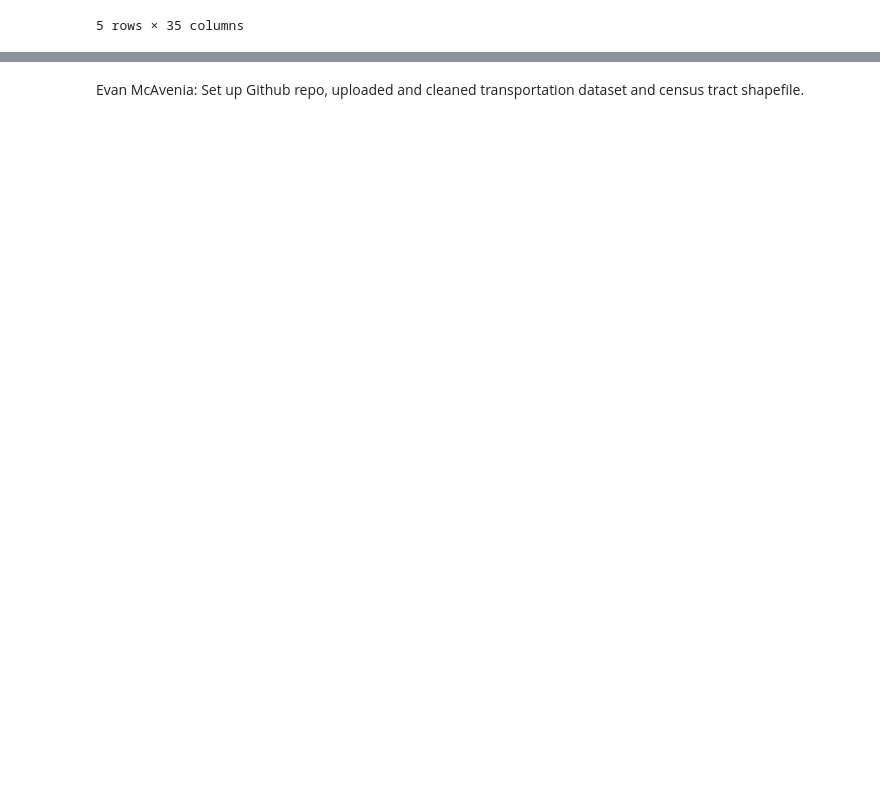
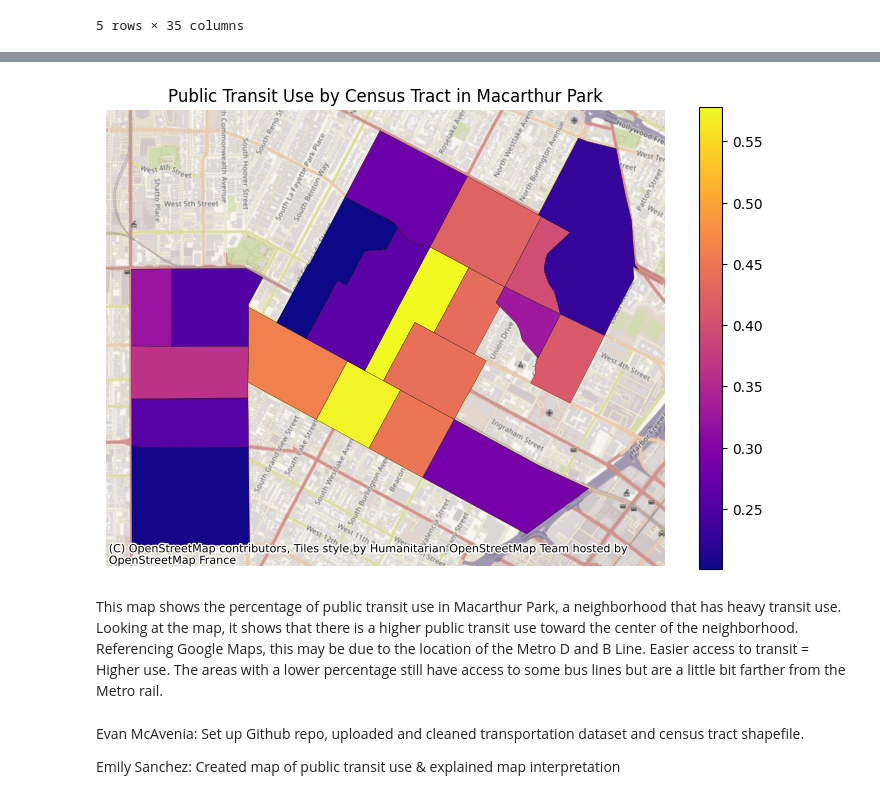
Before and after one commit to evaneliz/534groupprojfiles, a Jupyter notebook: ESeditgroup_project_4.ipynb, the cells around one changed output, grey strips where cells are left out. Drawn from its saved outputs; the diff is of its cells as text; code cells hidden in the pictures; blank space fills up the shorter version.

```diff
--- a/ESeditgroup_project_4.ipynb
+++ b/ESeditgroup_project_4.ipynb
@@ -222,2 +225,19 @@ plt.show()
+# %%
+import contextily as ctx
+
+ax = merged_gdf.plot(
+    column="pct_pubtransit", cmap="plasma", edgecolor="k", lw=0.2, figsize=(9, 6), legend=True
+)
+ax.set_title('Public Transit Use by Census Tract in Macarthur Park')
+ax.axis("off") #removing axis
+
+# Adding basemap to give context to map
+ctx.add_basemap(ax, crs=merged_gdf.crs.to_string())
+# %% [output]
+[figure, added]
+# %% [markdown]
+This map shows the percentage of public transit use in Macarthur Park, a neighborhood that has heavy transit use. Looking at the map, it shows that there is a higher public transit use toward the center of the neighborhood. Referencing Google Maps, this may be due to the location of the Metro D and B Line. Easier access to transit = Higher use. The areas with a lower percentage still have access to some bus lines but are a little bit farther from the Metro rail.
 # %% [markdown]
 Evan McAvenia: Set up Github repo, uploaded and cleaned transportation dataset and census tract shapefile.
+
+Emily Sanchez: Created map of public transit use & explained map interpretation
```
Also changed, not shown: parts of 9 cells of this notebook.
